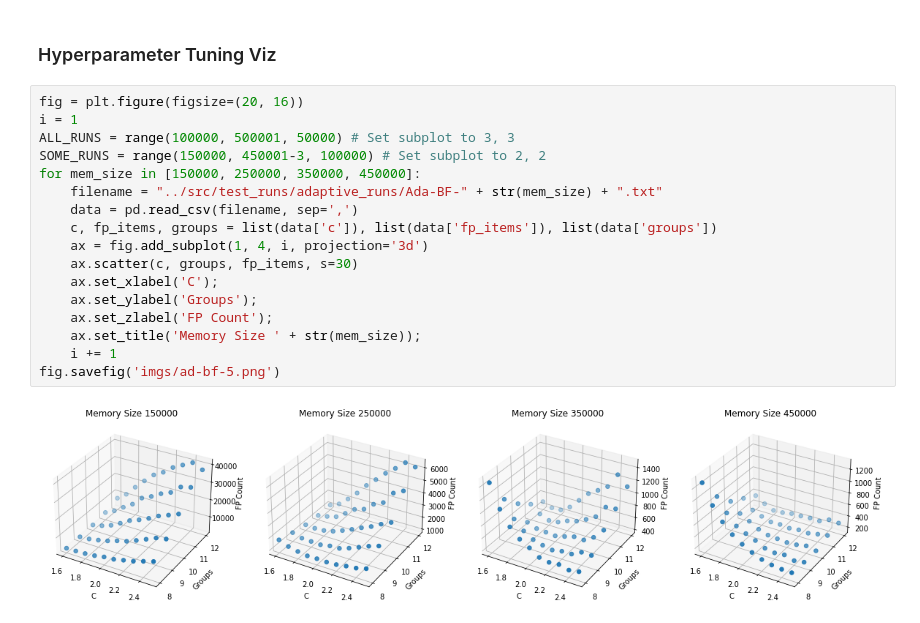
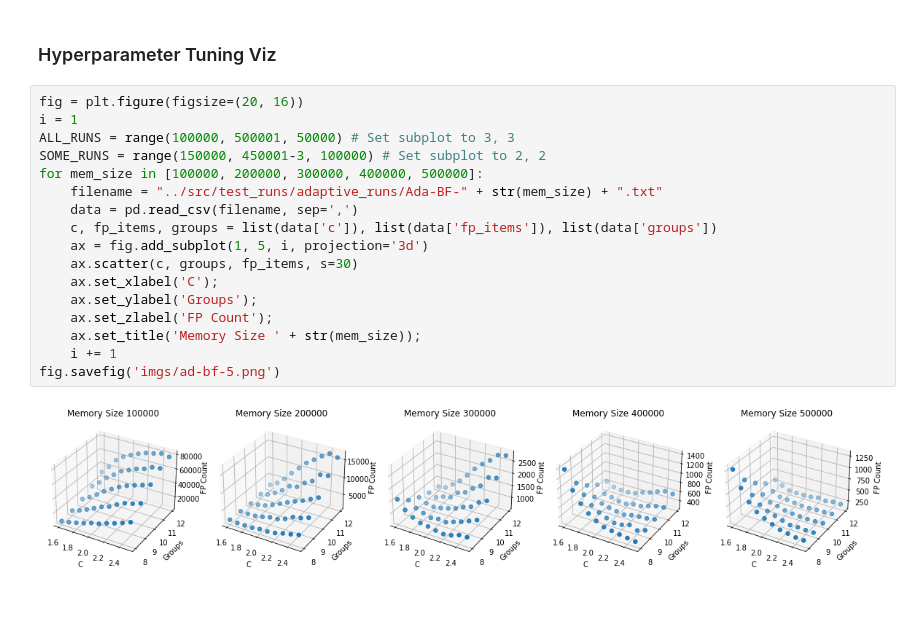
Before and after one commit to john-b-yang/cos513, a Jupyter notebook: etc/graphs.ipynb, the cells around one changed output. Saved outputs shown, nothing was run; the diff lists cells and outputs as text.

```diff
--- a/etc/graphs.ipynb
+++ b/etc/graphs.ipynb
@@ -137,19 +137,19 @@ for i, j, k in zip(l_nums, s_nums, ratio):
 # %%
 fig = plt.figure(figsize=(20, 16))
 i = 1
 ALL_RUNS = range(100000, 500001, 50000) # Set subplot to 3, 3
 SOME_RUNS = range(150000, 450001-3, 100000) # Set subplot to 2, 2
-for mem_size in [150000, 250000, 350000, 450000]:
+for mem_size in [100000, 200000, 300000, 400000, 500000]:
     filename = "../src/test_runs/adaptive_runs/Ada-BF-" + str(mem_size) + ".txt"
     data = pd.read_csv(filename, sep=',')
     c, fp_items, groups = list(data['c']), list(data['fp_items']), list(data['groups'])
-    ax = fig.add_subplot(1, 4, i, projection='3d')
+    ax = fig.add_subplot(1, 5, i, projection='3d')
     ax.scatter(c, groups, fp_items, s=30)
     ax.set_xlabel('C');
     ax.set_ylabel('Groups');
     ax.set_zlabel('FP Count');
     ax.set_title('Memory Size ' + str(mem_size));
     i += 1
 fig.savefig('imgs/ad-bf-5.png')
 # %% [output]
-[figure, old version]
+[figure, new version]
```
Also changed, not shown: 2 other files.
